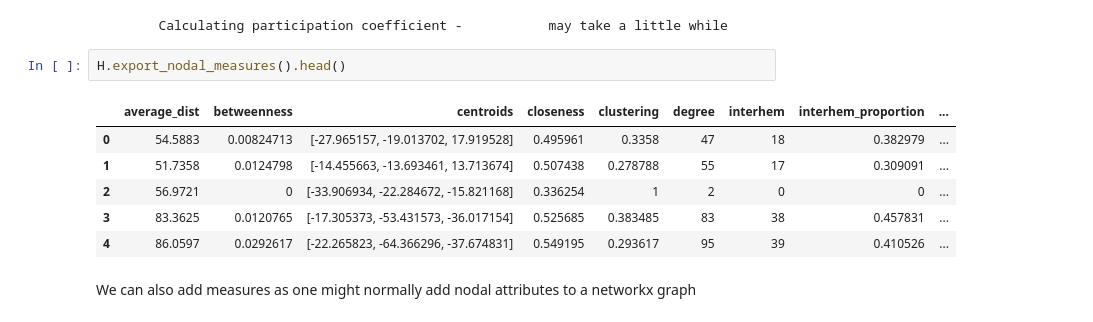
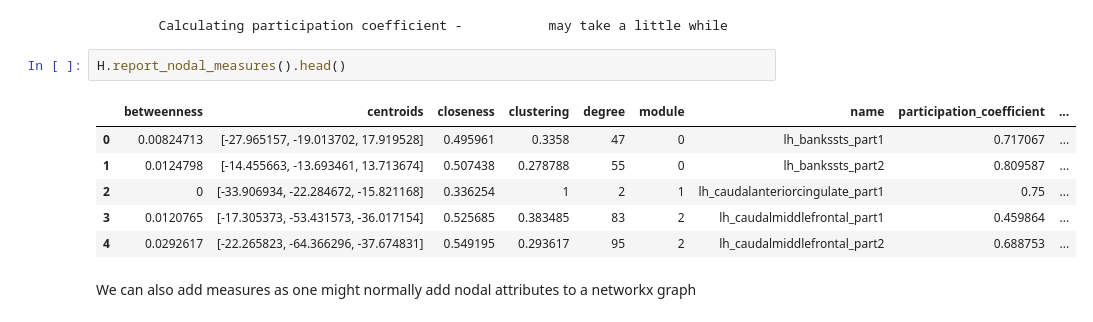
Before and after one commit to WhitakerLab/scona, a Jupyter notebook: tutorials/tutorial.ipynb, the cells around one changed output. Cells and saved outputs as stored; diff of their text form.

```diff
--- a/tutorials/tutorial.ipynb
+++ b/tutorials/tutorial.ipynb
@@ -114,14 +114,14 @@ H.calculate_nodal_measures()
 # %% [output]
         Calculating participation coefficient -           may take a little while
 # %%
-H.export_nodal_measures().head()
+H.report_nodal_measures().head()
 # %% [output]
-|  | average_dist | betweenness | centroids | closeness | clustering | degree | interhem | interhem_proportion | ... |
-| 0 | 54.5883 | 0.00824713 | [-27.965157, -19.013702, 17.919528] | 0.495961 | 0.3358 | 47 | 18 | 0.382979 | ... |
-| 1 | 51.7358 | 0.0124798 | [-14.455663, -13.693461, 13.713674] | 0.507438 | 0.278788 | 55 | 17 | 0.309091 | ... |
-| 2 | 56.9721 | 0 | [-33.906934, -22.284672, -15.821168] | 0.336254 | 1 | 2 | 0 | 0 | ... |
-| 3 | 83.3625 | 0.0120765 | [-17.305373, -53.431573, -36.017154] | 0.525685 | 0.383485 | 83 | 38 | 0.457831 | ... |
-| 4 | 86.0597 | 0.0292617 | [-22.265823, -64.366296, -37.674831] | 0.549195 | 0.293617 | 95 | 39 | 0.410526 | ... |
+|  | betweenness | centroids | closeness | clustering | degree | module | name | participation_coefficient | ... |
+| 0 | 0.00824713 | [-27.965157, -19.013702, 17.919528] | 0.495961 | 0.3358 | 47 | 0 | lh_bankssts_part1 | 0.717067 | ... |
+| 1 | 0.0124798 | [-14.455663, -13.693461, 13.713674] | 0.507438 | 0.278788 | 55 | 0 | lh_bankssts_part2 | 0.809587 | ... |
+| 2 | 0 | [-33.906934, -22.284672, -15.821168] | 0.336254 | 1 | 2 | 1 | lh_caudalanteriorcingulate_part1 | 0.75 | ... |
+| 3 | 0.0120765 | [-17.305373, -53.431573, -36.017154] | 0.525685 | 0.383485 | 83 | 2 | lh_caudalmiddlefrontal_part1 | 0.459864 | ... |
+| 4 | 0.0292617 | [-22.265823, -64.366296, -37.674831] | 0.549195 | 0.293617 | 95 | 2 | lh_caudalmiddlefrontal_part2 | 0.688753 | ... |
 # %% [markdown]
 We can also add measures as one might normally add nodal attributes to a networkx graph
 # %%
```
Also changed, not shown: parts of 5 cells of this notebook.
